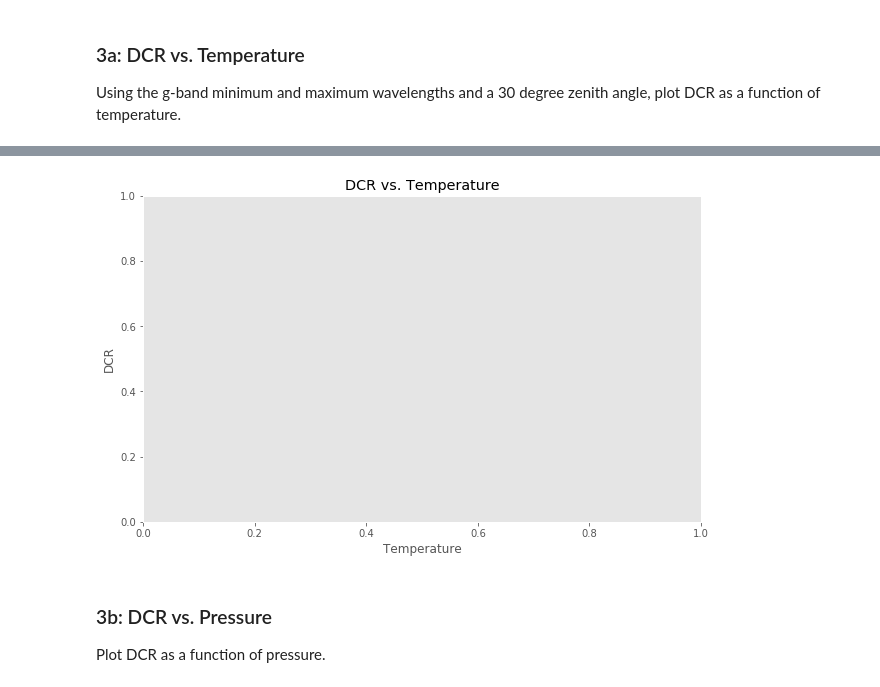
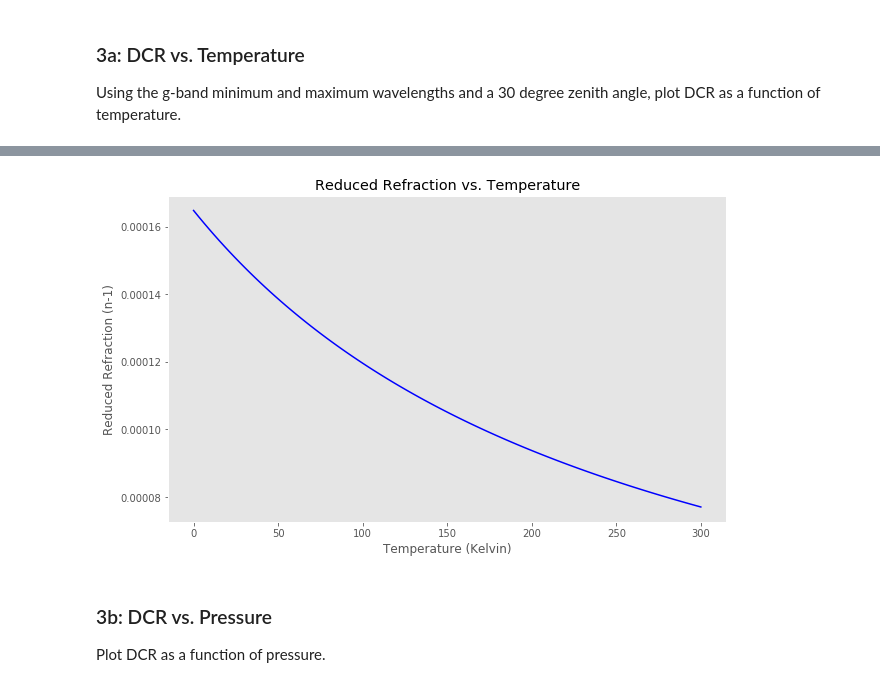
Before and after one commit to abudlong/Astro499, a Jupyter notebook: A499-Assignment3.ipynb, the cells around one changed output, grey strips where cells are left out. Saved outputs shown, nothing was run; the diff lists cells and outputs as text; code cells hidden in the pictures.

```diff
--- a/A499-Assignment3.ipynb
+++ b/A499-Assignment3.ipynb
@@ -174,0 +130,19 @@ print(iwavelength_range)
+# %%
+zenith_angle = np.linspace(0, 65, 66)
+
+# use file header!
+
+# For G-Band
+maxthroughput_gband = gband_throughput.max()
+maxwavelength_gband = gband_wavelength[np.where(gband_throughput == maxthroughput_gband)]
+
+gthrough_range = np.where(gband_throughput > maxthroughput_gband/2)
+print(f'Indices where g-band throughput > half max throughput: {gthrough_range}')
+gwavelength_min = gband_wavelength[1056]
+print(f'Minimum g-band wavelength = {gwavelength_min}')
+gwavelength_max = gband_wavelength[2519]
+print(f'Maximum g-band wavelength = {gwavelength_min}')
+
+# Defining g-band wavelength range
+grange = np.linspace(gwavelength_min, gwavelength_max, 100)
+print(f'\nG-band wavelength range: {gwavelength_min:.2f} < wavelength < {gwavelength_max:.2f}')
@@ -236,24 +210,21 @@ ax.grid()
 # %%
 # Define zenith angle
 z30 = 30 * u.deg
 
 # Define temperature range
-temp = np.linspace(0, 300, 301) * u.K
+temp = np.linspace(0, 300, 100) * u.K
 
-# G-Band min and max wavelengths
-gwavelengths = np.linspace()* u.nm
-
-# Refraction
-refraction_gband = atm_refraction(gwavelengths, p_s, temperature, p_w, temperatureK, latitude, altitude, z30)
+# Reduced Refraction with Temperature Dependence
+greduced_temp = atm_refraction(grange, p_s, temp, p_w, latitude, altitude, z30)
 
 fig, ax = plt.subplots(1, 1, figsize = (10,6))
-#plt.plot(temperature, dcr, color = 'b')
-ax.set_title('DCR vs. Temperature')
-ax.set_xlabel('Temperature')
-ax.set_ylabel('DCR');
+plt.plot(temp, greduced_temp, color = 'b')
+ax.set_title('Reduced Refraction vs. Temperature')
+ax.set_xlabel('Temperature (Kelvin)')
+ax.set_ylabel('Reduced Refraction (n-1)');
 ax.grid()
 # %% [output]
-[figure, old version]
+[figure, new version]
 # %% [markdown]
 ### 3b: DCR vs. Pressure
 
```
Also changed, not shown: parts of 13 cells of this notebook.
